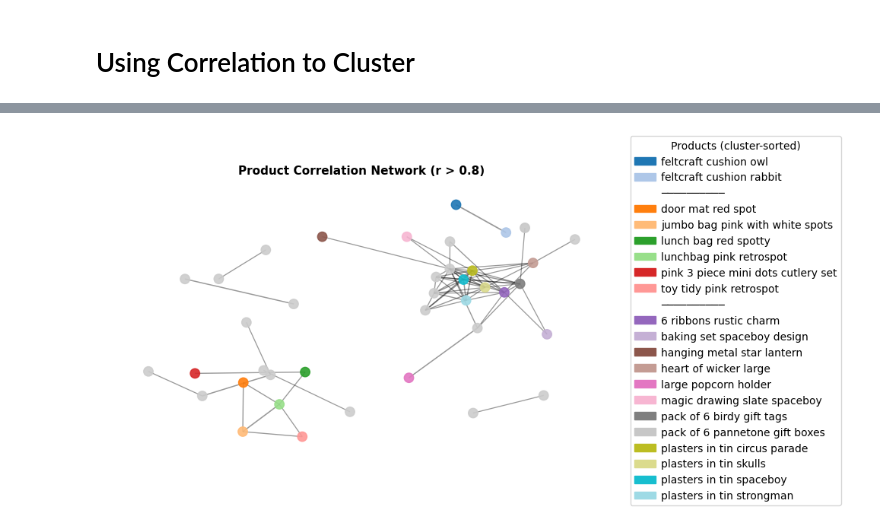
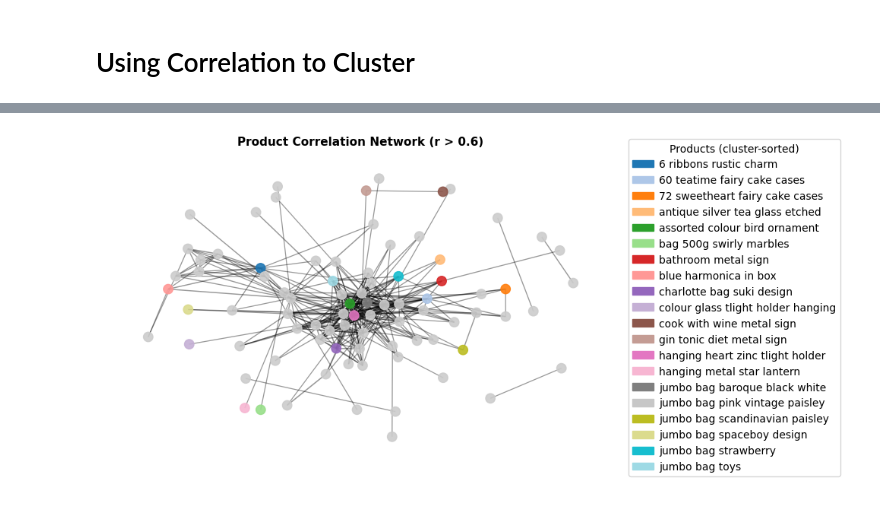
Before and after one commit to luizvalle/ieor4578_project2, a Jupyter notebook: notebooks/clustering/correlation_clusters.ipynb, the cells around one changed output, grey strips where cells are left out. Drawn from its saved outputs; the diff is of its cells as text; code cells hidden in the pictures.

```diff
--- a/notebooks/clustering/correlation_clusters.ipynb
+++ b/notebooks/clustering/correlation_clusters.ipynb
@@ -168,35 +165,35 @@ nx.draw_networkx_edges(
     alpha=0.4
 )
 
 # Build legend entries, adding separator between cluster transitions
 legend_handles = []
 last_cluster = None
 for product, cluster_id in top_products:
     if last_cluster is not None and cluster_id != last_cluster:
         # Add a separator (a transparent patch with a line as the label)
         legend_handles.append(
             mpatches.Patch(color='none', label='──────────')  # separator line
         )
     legend_handles.append(
         mpatches.Patch(color=product_colors[product], label=product)
     )
     last_cluster = cluster_id
 
 plt.legend(
     handles=legend_handles,
     loc='center left',
     bbox_to_anchor=(1, 0.5),
     title='Products (cluster-sorted)',
     handletextpad=0.5,
     borderaxespad=1
 )
 
-plt.title("Product Correlation Network (r > 0.8)", fontsize=11, fontweight='bold')
+plt.title("Product Correlation Network (r > 0.6)", fontsize=11, fontweight='bold')
 plt.axis('off')
 plt.tight_layout()
 plt.show()
 # %% [output]
-[figure, old version]
+[figure, new version]
 # %%
 def human_format(num):
   """Convert a number to a human readable version, e.g. 10M for 10,000,000."""
```
Also changed, not shown: parts of 6 cells of this notebook, 6 other files.
